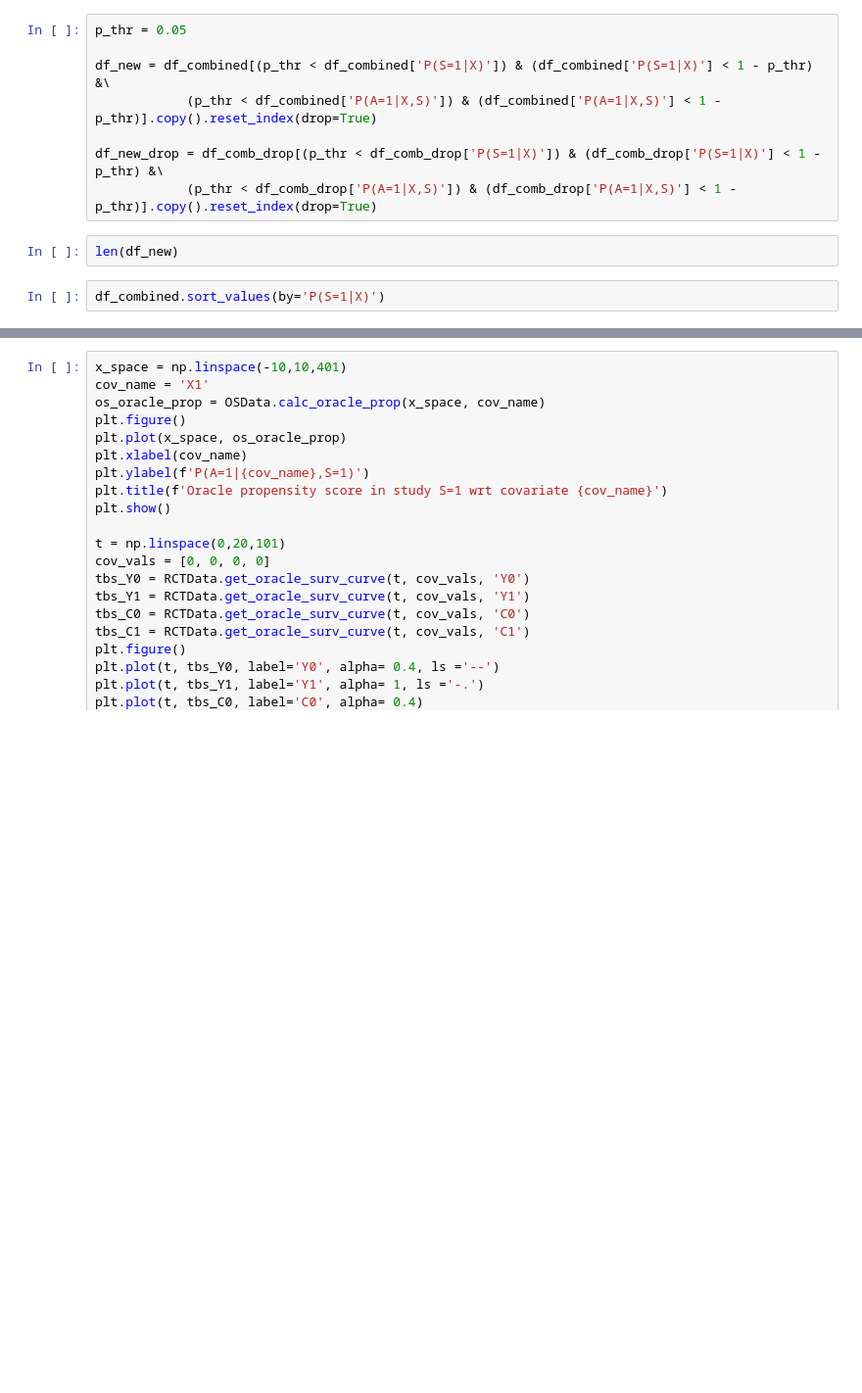
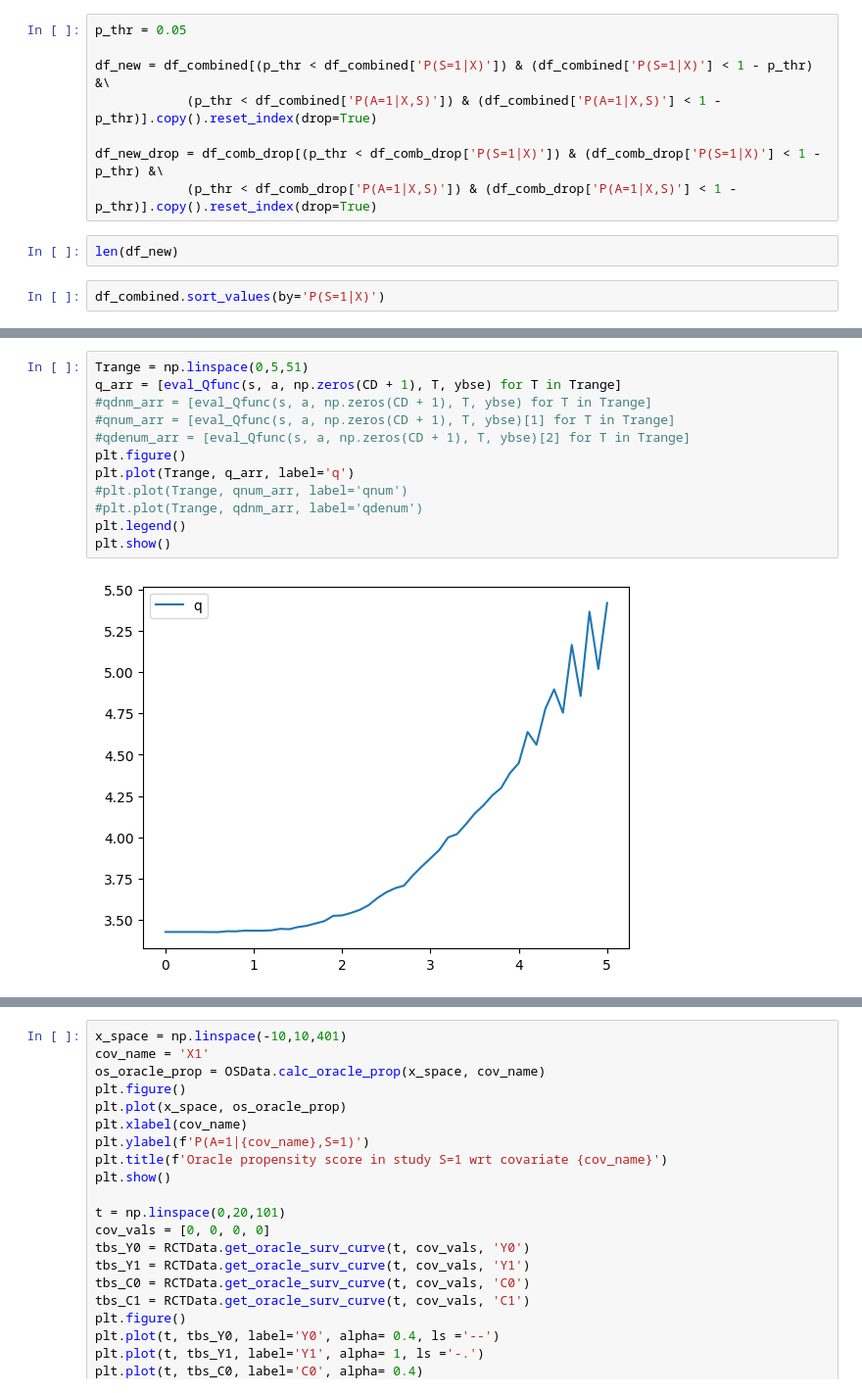
Before and after one commit to demireal/censored-mmr, a Jupyter notebook: main.ipynb, the cells around one changed output, grey strips where cells are left out. Shown at 98% size. Saved outputs shown, nothing was run; the diff lists cells and outputs as text; blank space fills up the shorter version.

```diff
--- a/main.ipynb
+++ b/main.ipynb
@@ -181,0 +248,14 @@ plt.show()
+# %%
+Trange = np.linspace(0,5,51)
+q_arr = [eval_Qfunc(s, a, np.zeros(CD + 1), T, ybse) for T in Trange]
+#qdnm_arr = [eval_Qfunc(s, a, np.zeros(CD + 1), T, ybse) for T in Trange]
+#qnum_arr = [eval_Qfunc(s, a, np.zeros(CD + 1), T, ybse)[1] for T in Trange]
+#qdenum_arr = [eval_Qfunc(s, a, np.zeros(CD + 1), T, ybse)[2] for T in Trange]
+plt.figure()
+plt.plot(Trange, q_arr, label='q')
+#plt.plot(Trange, qnum_arr, label='qnum')
+#plt.plot(Trange, qdnm_arr, label='qdenum')
+plt.legend()
+plt.show()
+# %% [output]
+[figure, added]
```
Also changed, not shown: parts of 13 cells of this notebook, 7 other files.
